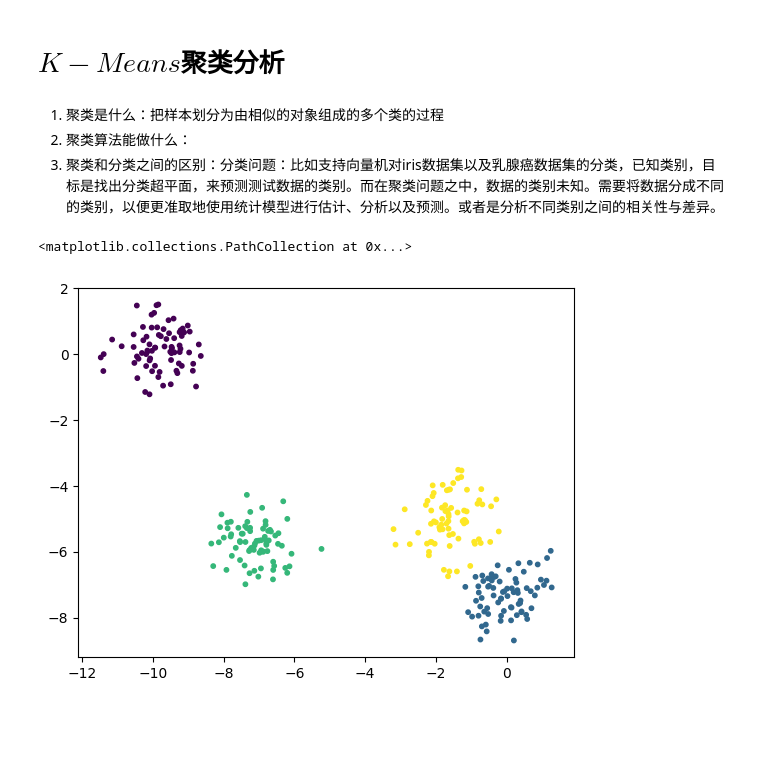
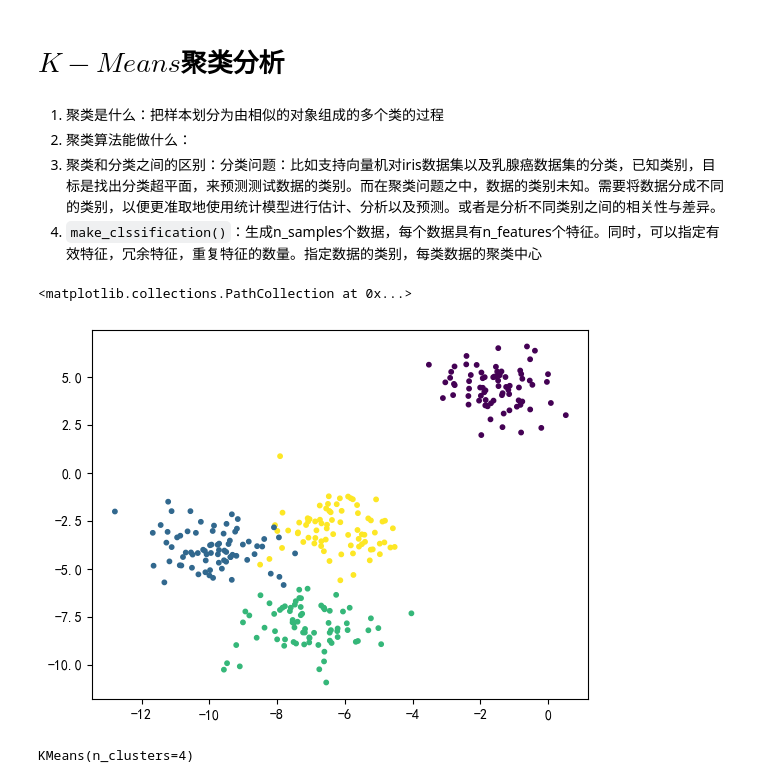
Before and after one commit to moonchildink/machine_learning, a Jupyter notebook: clustering.ipynb, the cells around one changed output. Saved outputs shown, nothing was run; the diff lists cells and outputs as text; code cells hidden in the pictures; blank space fills up the shorter version.

```diff
--- a/clustering.ipynb
+++ b/clustering.ipynb
@@ -4,6 +4,7 @@
 1. 聚类是什么：把样本划分为由相似的对象组成的多个类的过程
 2. 聚类算法能做什么：
 3. 聚类和分类之间的区别：分类问题：比如支持向量机对iris数据集以及乳腺癌数据集的分类，已知类别，目标是找出分类超平面，来预测测试数据的类别。而在聚类问题之中，数据的类别未知。需要将数据分成不同的类别，以便更准取地使用统计模型进行估计、分析以及预测。或者是分析不同类别之间的相关性与差异。
+4. `make_clssification()`：生成n_samples个数据，每个数据具有n_features个特征。同时，可以指定有效特征，冗余特征，重复特征的数量。指定数据的类别，每类数据的聚类中心
 # %%
 import numpy as np
 import matplotlib.pyplot as plt
@@ -11,10 +12,11 @@ import pandas as pd
 from sklearn.cluster import KMeans
 # %%
 from sklearn.datasets import make_blobs
-x_train,y_train = make_blobs(n_samples=300,centers=4,cluster_std=0.6,random_state=9)
-plt.scatter(x_train[:,0],x_train[:,1],c=y_train,s=10)
+
+x_train, y_train = make_blobs(n_samples=300, centers=4, cluster_std=1, random_state=1)
+plt.scatter(x_train[:, 0], x_train[:, 1], c=y_train, s=10)
 # %% [output]
 <matplotlib.collections.PathCollection at 0x...>
-[figure, old version]
+[figure, new version]
 # %%
 from sklearn import svm
@@ -23,0 +30,5 @@ from sklearn.preprocessing import train
+# %%
+model = KMeans(n_clusters=4)
+model.fit(x_train)
+# %% [output]
+KMeans(n_clusters=4)
```
Also changed, not shown: parts of 15 cells of this notebook, 3 other files.
